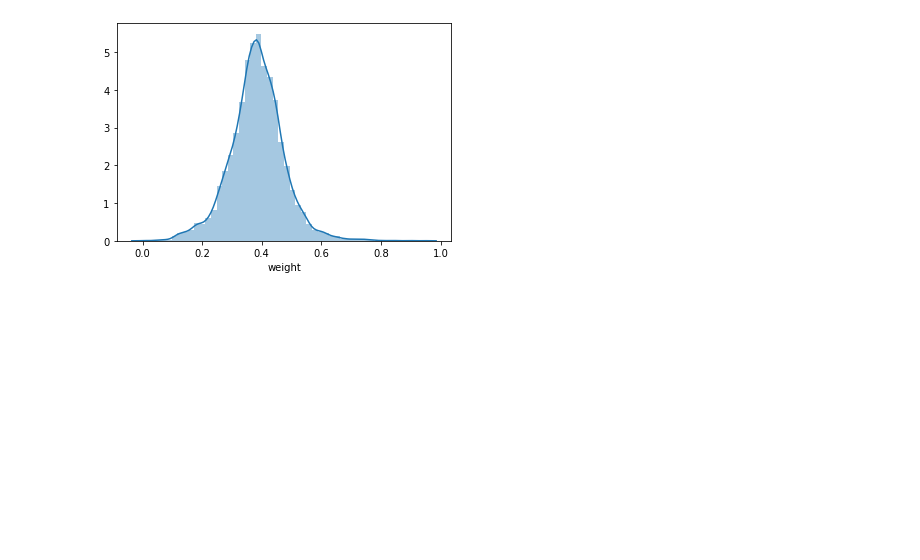
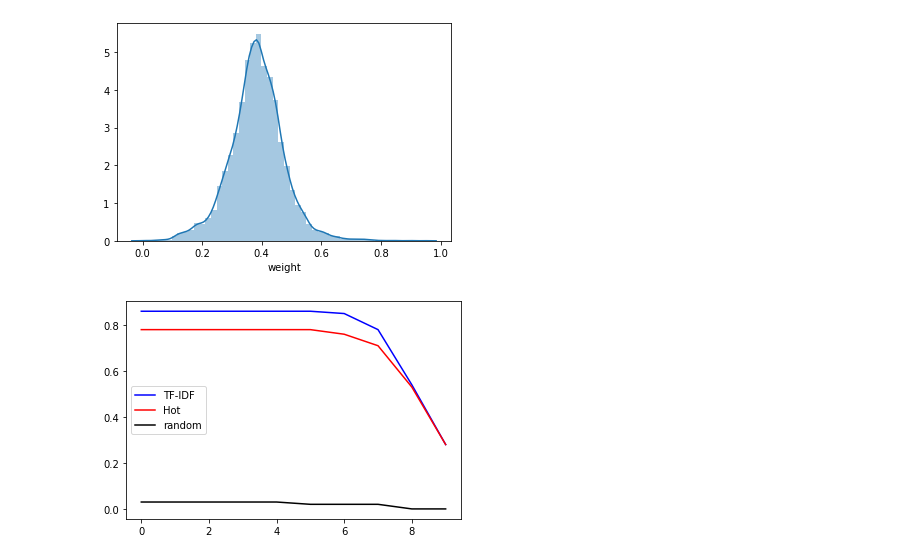
Before and after one commit to DruryXu/SCUthesis, a Jupyter notebook: data_analysis/data_analysis.ipynb, the cells around one changed output. Cells and saved outputs as stored; diff of their text form; code cells hidden in the pictures; blank space fills up the shorter version.

```diff
--- a/data_analysis/data_analysis.ipynb
+++ b/data_analysis/data_analysis.ipynb
@@ -116,3 +116,16 @@ plt.savefig("weight_distribution.jpg")
 plt.show()
 # %% [output]
 [figure]
+# %%
+re = [0.8600000000000001, 0.8600000000000001, 0.8600000000000001, 0.8600000000000001, 0.8600000000000001, 0.8600000000000001, 0.85, 0.7800000000000001, 0.54, 0.27999999999999997]
+ra = [0.030000000000000006, 0.030000000000000006, 0.030000000000000006, 0.030000000000000006, 0.030000000000000006, 0.02, 0.02, 0.02, 0.0, 0.0]
+ho = [0.78, 0.78, 0.78, 0.78, 0.78, 0.78, 0.76, 0.7100000000000002, 0.53, 0.27999999999999997]
+x = [i for i in range(10)]
+plt.figure()
+re, = plt.plot(x, re, color = 'blue')
+ho, = plt.plot(x, ho, color = 'red')
+ra, = plt.plot(x, ra, color = 'black')
+plt.legend([re, ho, ra], ["TF-IDF", "Hot", "random"])
+plt.show()
+# %% [output]
+[figure, added]
```
Also changed, not shown: 3 other files.
